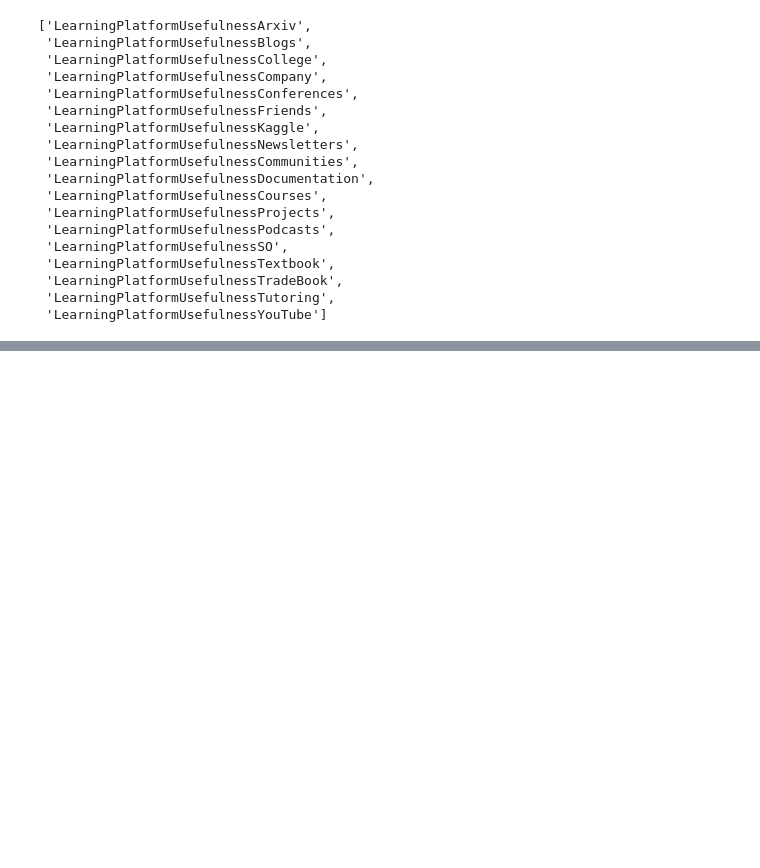
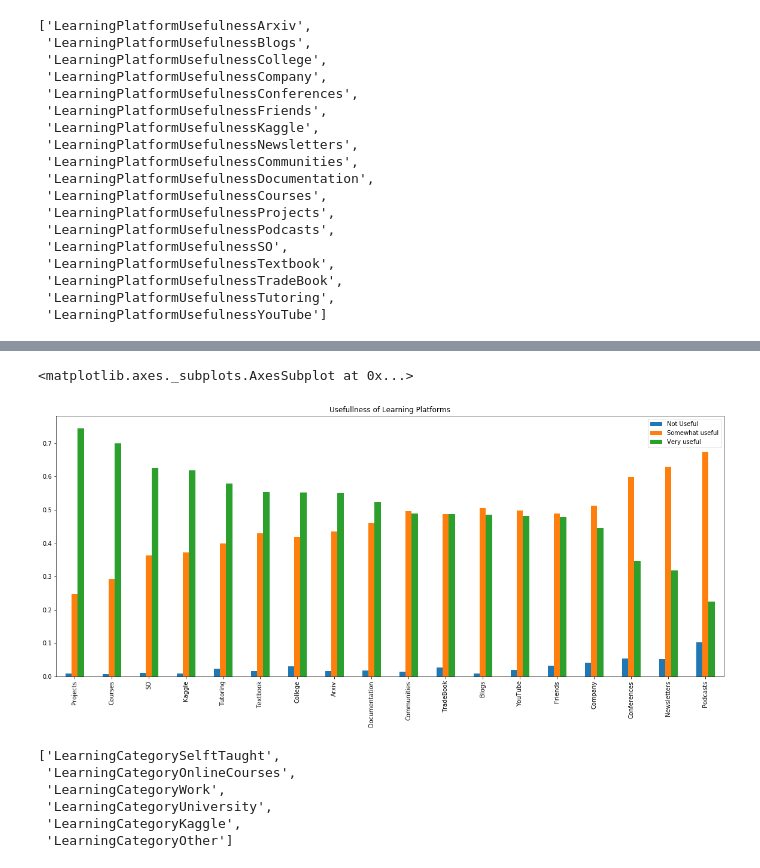
Before and after one commit to Ungdoong/BA, a Jupyter notebook: projects/Programmers/P2캐글러대상설문조사데이터시각화/설문조사응답분석2.ipynb, the cells around one changed output, grey strips where cells are left out. Drawn from its saved outputs; the diff is of its cells as text; code cells hidden in the pictures; blank space fills up the shorter version.

```diff
--- a/projects/Programmers/P2캐글러대상설문조사데이터시각화/설문조사응답분석2.ipynb
+++ b/projects/Programmers/P2캐글러대상설문조사데이터시각화/설문조사응답분석2.ipynb
@@ -175,0 +163,17 @@ fdf
+# %%
+fdf.plot(kind='bar', figsize=(20,8),
+        title="Usefullness of Learning Platforms")
+# %% [output]
+<matplotlib.axes._subplots.AxesSubplot at 0x...>
+[figure, added]
+# %%
+cat_features = [x for x in mcq.columns if x.find(
+    'LearningCategory') != -1]
+cat_features
+# %% [output]
+['LearningCategorySelftTaught',
+ 'LearningCategoryOnlineCourses',
+ 'LearningCategoryWork',
+ 'LearningCategoryUniversity',
+ 'LearningCategoryKaggle',
+ 'LearningCategoryOther']
```
Also changed, not shown: parts of 7 cells of this notebook.
